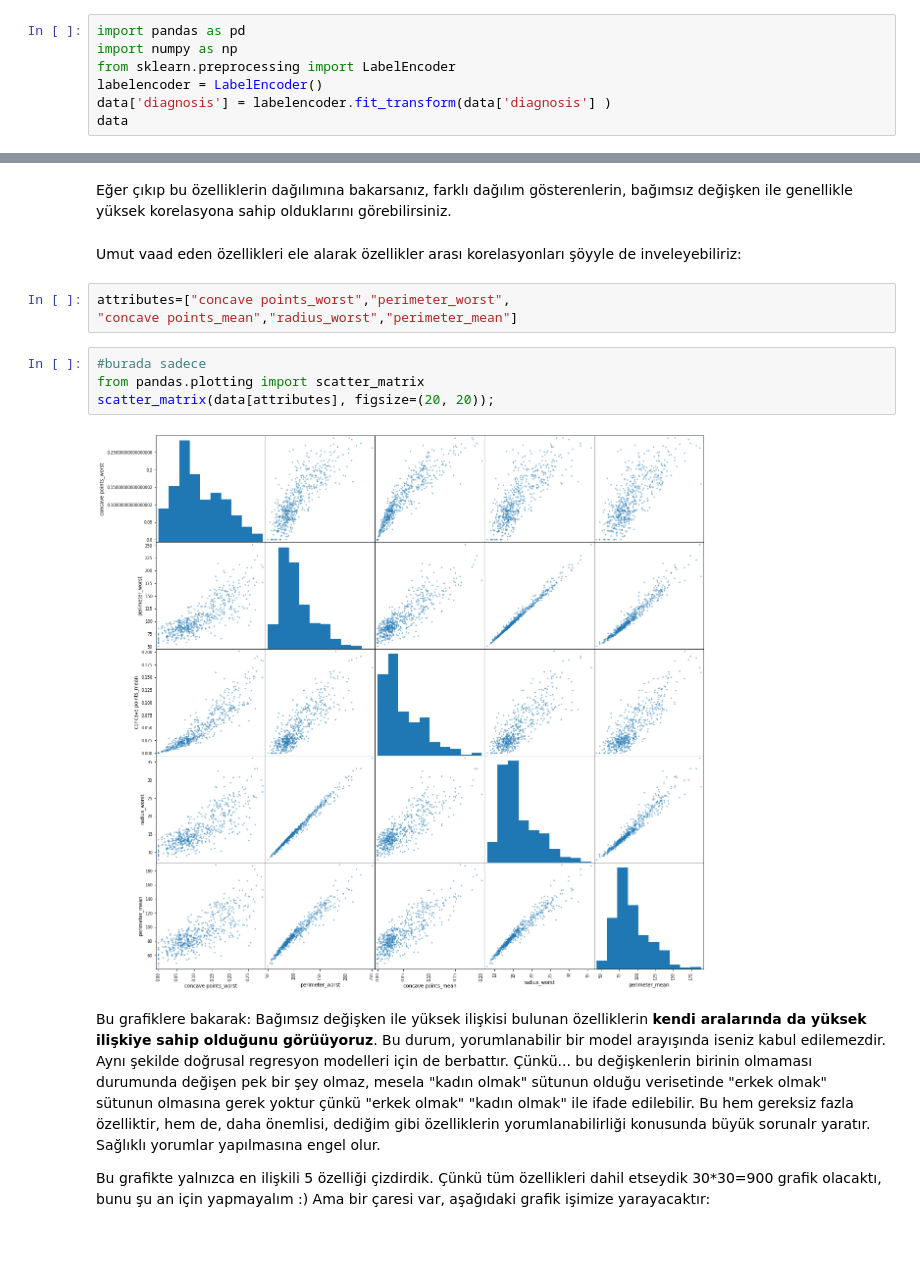
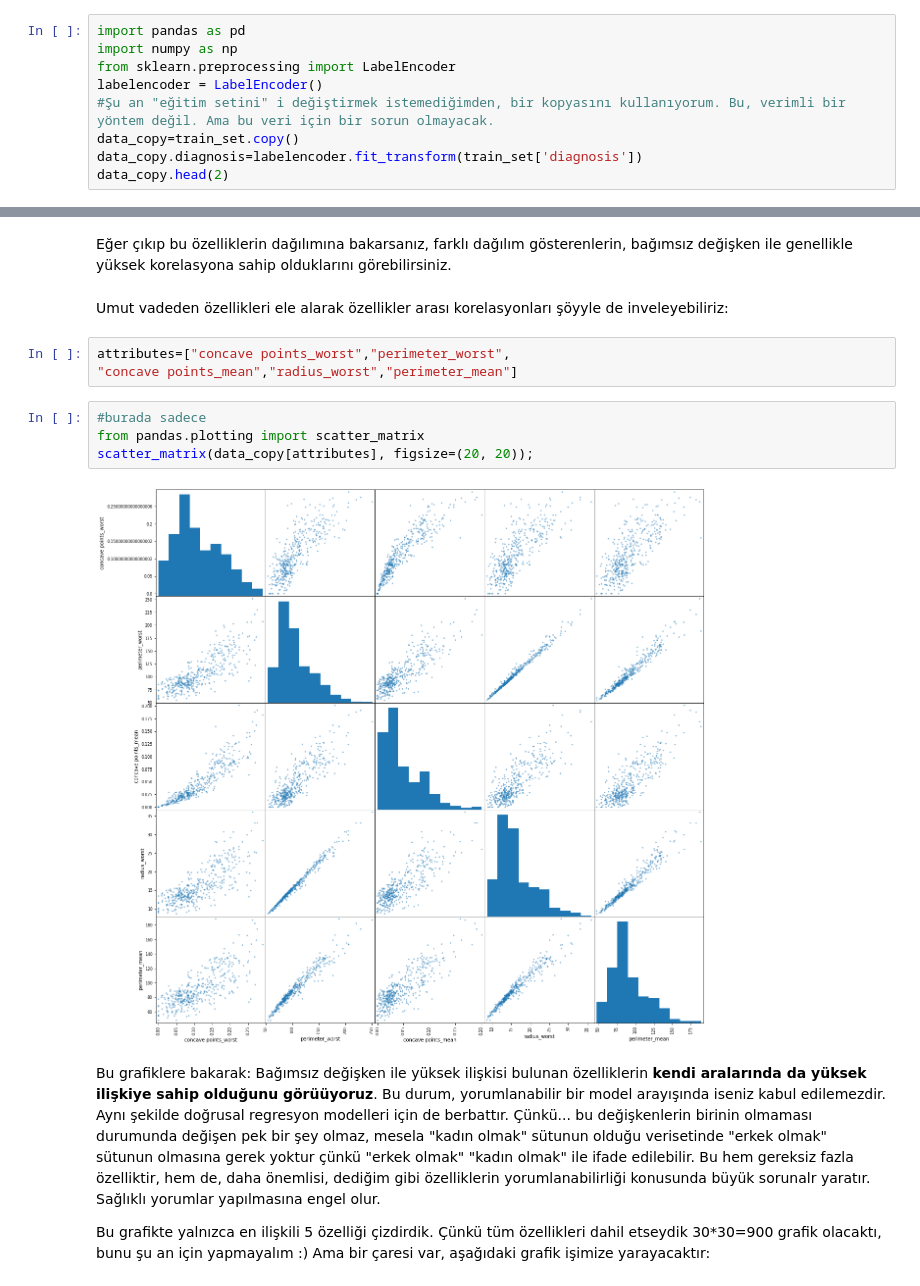
Before and after one commit to Bedirhangndnr/BreastCancerAnalyse, a Jupyter notebook: ForestFires/forestfires.ipynb, the cells around one changed output, grey strips where cells are left out. Saved outputs shown, nothing was run; the diff lists cells and outputs as text; blank space fills up the shorter version.

```diff
--- a/ForestFires/forestfires.ipynb
+++ b/ForestFires/forestfires.ipynb
@@ -155,7 +244,9 @@ import pandas as pd
 import numpy as np
 from sklearn.preprocessing import LabelEncoder
 labelencoder = LabelEncoder()
-data['diagnosis'] = labelencoder.fit_transform(data['diagnosis'] )
-data
+#Şu an "eğitim setini" i değiştirmek istemediğimden, bir kopyasını kullanıyorum. Bu, verimli bir yöntem değil. Ama bu veri için bir sorun olmayacak.
+data_copy=train_set.copy()
+data_copy.diagnosis=labelencoder.fit_transform(train_set['diagnosis'])
+data_copy.head(2)
 # %% [output]
 |  | diagnosis | radius_mean | texture_mean | perimeter_mean | area_mean | smoothness_mean | compactness_mean | ... |
@@ -196,16 +278,16 @@ Name: diagnosis, dtype: float64
 # %% [markdown]
 Eğer çıkıp bu özelliklerin dağılımına bakarsanız, farklı dağılım gösterenlerin, bağımsız değişken ile  genellikle yüksek korelasyona sahip olduklarını görebilirsiniz.
 # %% [markdown]
-Umut vaad eden özellikleri ele alarak özellikler arası korelasyonları şöyyle de inveleyebiliriz:
+Umut vadeden özellikleri ele alarak özellikler arası korelasyonları şöyyle de inveleyebiliriz:
 # %%
 attributes=["concave points_worst","perimeter_worst",
 "concave points_mean","radius_worst","perimeter_mean"]
 # %%
 #burada sadece
 from pandas.plotting import scatter_matrix
-scatter_matrix(data[attributes], figsize=(20, 20));
+scatter_matrix(data_copy[attributes], figsize=(20, 20));
 # %% [output]
-[figure, old version]
+[figure, new version]
 # %% [markdown]
 Bu grafiklere bakarak: Bağımsız değişken ile yüksek ilişkisi bulunan özelliklerin **kendi aralarında da yüksek ilişkiye sahip olduğunu görüüyoruz**. Bu durum, yorumlanabilir bir model arayışında iseniz kabul edilemezdir. Aynı şekilde doğrusal regresyon modelleri için de berbattır. Çünkü... bu değişkenlerin birinin olmaması durumunda değişen pek bir şey olmaz, mesela "kadın olmak" sütunun olduğu verisetinde "erkek olmak" sütunun olmasına gerek yoktur çünkü "erkek olmak" "kadın olmak" ile ifade edilebilir. Bu hem gereksiz fazla özelliktir, hem de, daha önemlisi, dediğim gibi özelliklerin yorumlanabilirliği konusunda büyük sorunalr yaratır. Sağlıklı yorumlar yapılmasına engel olur.
 
```
Also changed, not shown: parts of 110 cells of this notebook, 2 other files.
